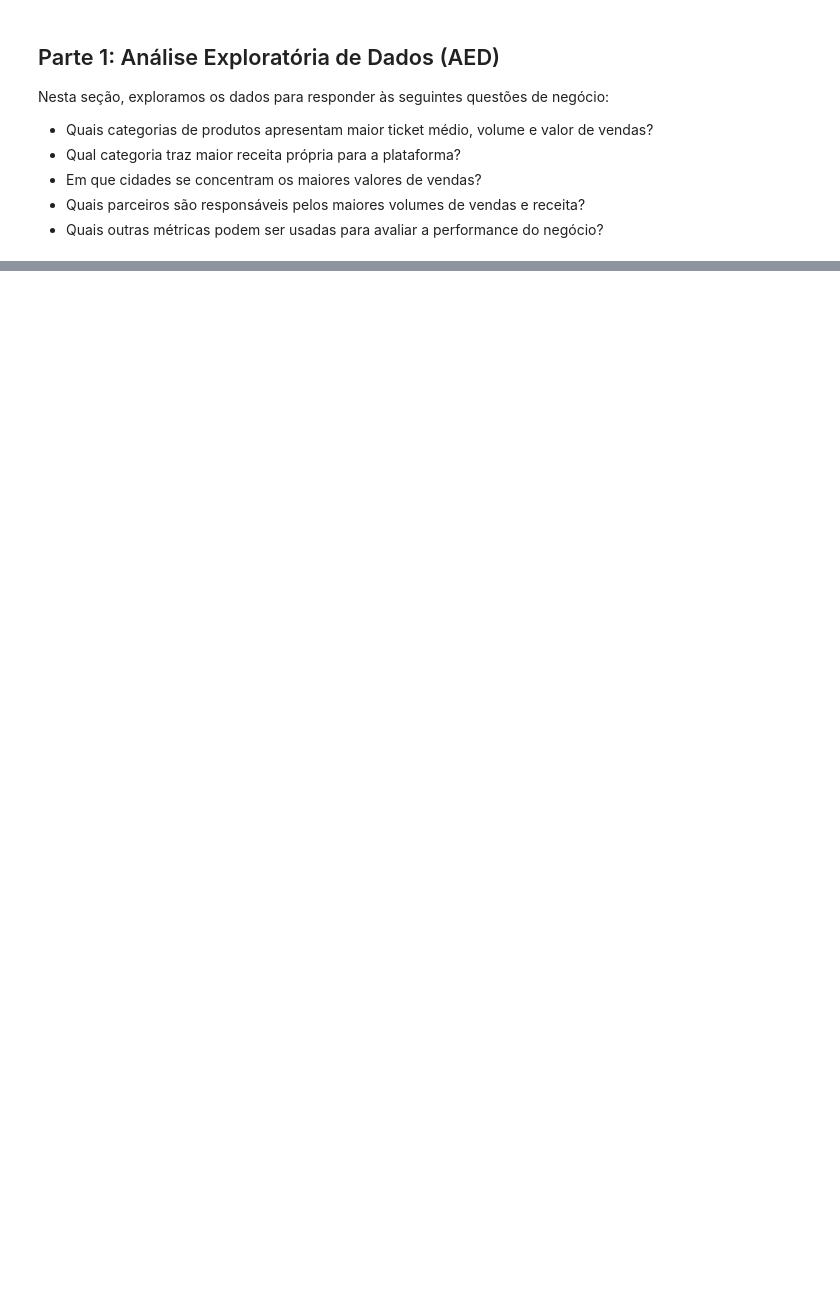
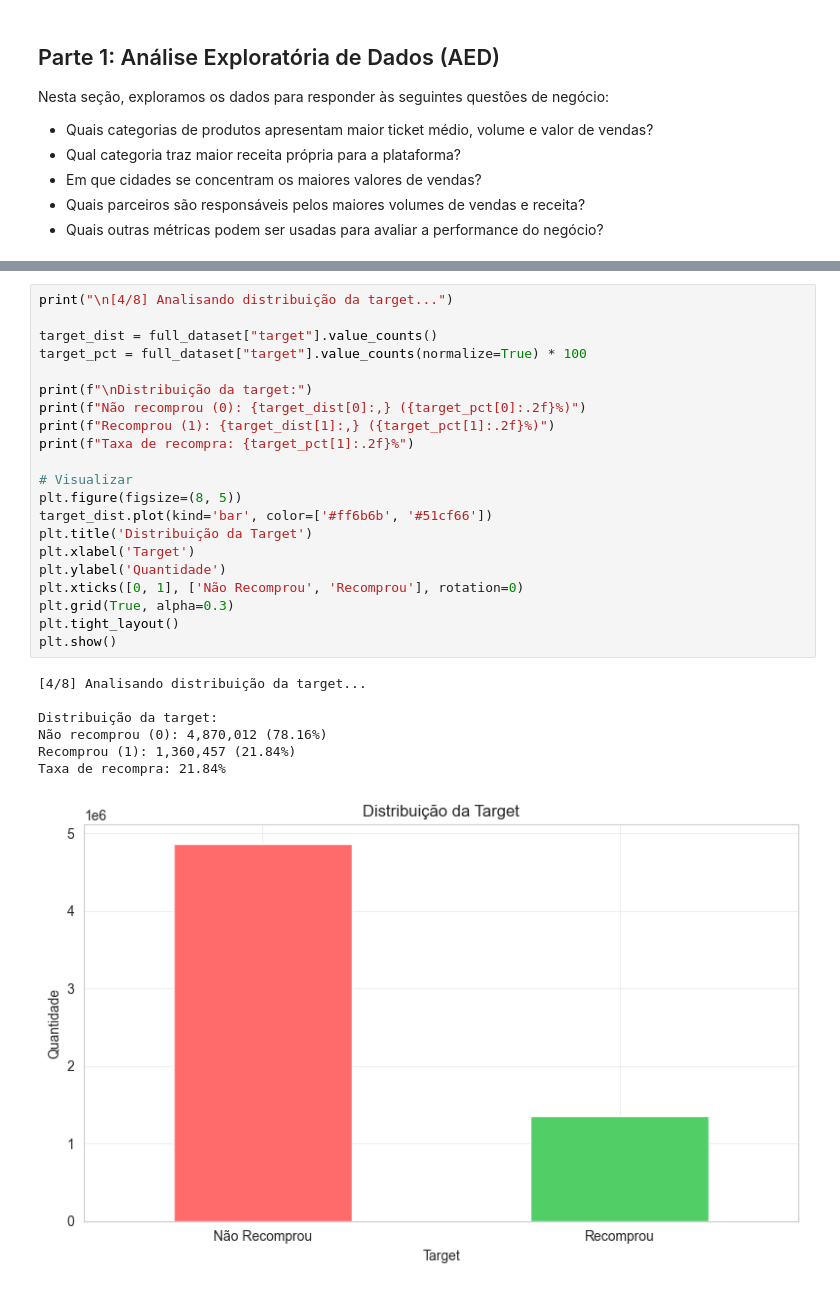
Before and after one commit to thiagozocca/Case-Eduzz, a Jupyter notebook: Plataforma MarketPlace.ipynb, the cells around one changed output, grey strips where cells are left out. Drawn from its saved outputs; the diff is of its cells as text; blank space fills up the shorter version.

```diff
--- a/Plataforma MarketPlace.ipynb
+++ b/Plataforma MarketPlace.ipynb
@@ -442,0 +637,29 @@ df
+# %%
+print("\n[4/8] Analisando distribuição da target...")
+
+target_dist = full_dataset["target"].value_counts()
+target_pct = full_dataset["target"].value_counts(normalize=True) * 100
+
+print(f"\nDistribuição da target:")
+print(f"Não recomprou (0): {target_dist[0]:,} ({target_pct[0]:.2f}%)")
+print(f"Recomprou (1): {target_dist[1]:,} ({target_pct[1]:.2f}%)")
+print(f"Taxa de recompra: {target_pct[1]:.2f}%")
+
+# Visualizar
+plt.figure(figsize=(8, 5))
+target_dist.plot(kind='bar', color=['#ff6b6b', '#51cf66'])
+plt.title('Distribuição da Target')
+plt.xlabel('Target')
+plt.ylabel('Quantidade')
+plt.xticks([0, 1], ['Não Recomprou', 'Recomprou'], rotation=0)
+plt.grid(True, alpha=0.3)
+plt.tight_layout()
+plt.show()
+# %% [output]
+[4/8] Analisando distribuição da target...
+
+Distribuição da target:
+Não recomprou (0): 4,870,012 (78.16%)
+Recomprou (1): 1,360,457 (21.84%)
+Taxa de recompra: 21.84%
+[figure, added]
```
Also changed, not shown: parts of 19 cells of this notebook.
